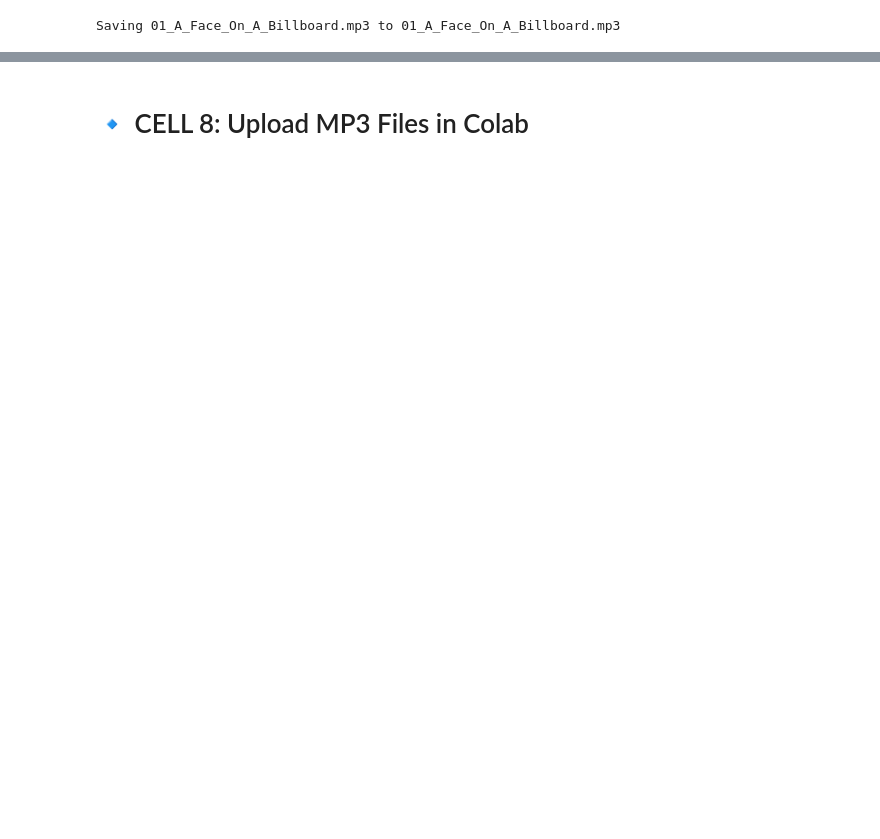
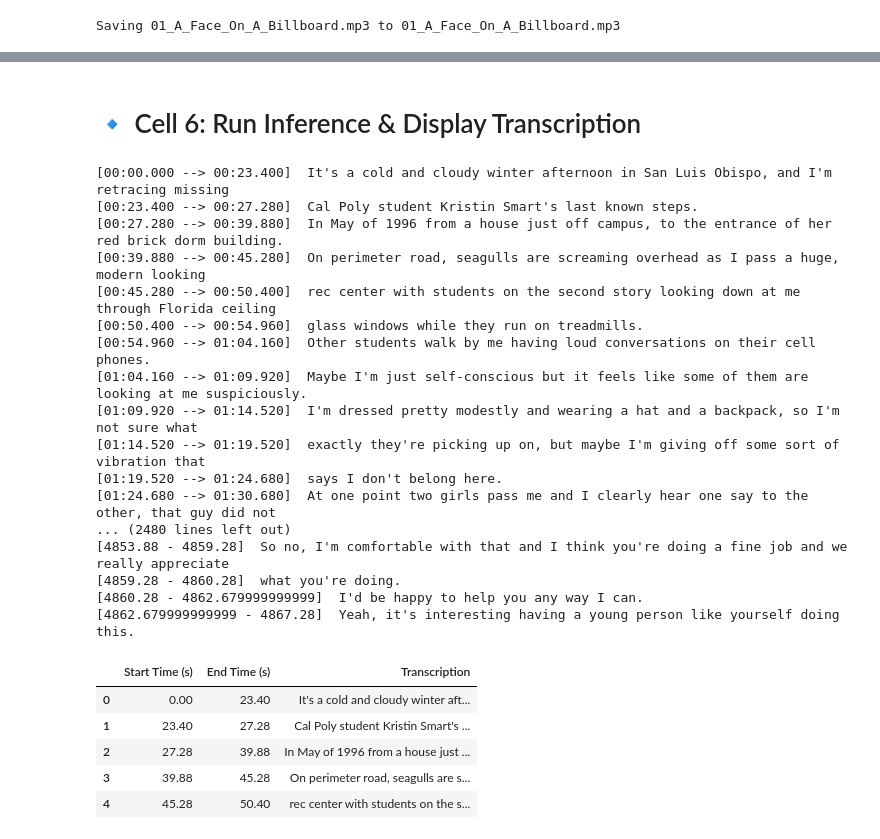
Before and after one commit to Jamie643/Whisperer, a Jupyter notebook: notebooks/LibriSpeech.ipynb, the cells around one changed output, grey strips where cells are left out. Cells and saved outputs as stored; diff of their text form; code cells hidden in the pictures; blank space fills up the shorter version.

```diff
--- a/notebooks/LibriSpeech.ipynb
+++ b/notebooks/LibriSpeech.ipynb
@@ -124,6 +58,0 @@ ModuleNotFoundError: No module named 'pydub'
-# %%
-model = whisper.load_model("base.en", device=DEVICE)
-print(
-    f"Model is {'multilingual' if model.is_multilingual else 'English-only'} "
-    f"with {sum(p.numel() for p in model.parameters()):,} parameters."
-)
@@ -144,18 +73,0 @@ print(f"Found {len(audio_paths)} MP3 files.")
-# %%
-transcriptions = []
-
-for path in tqdm(audio_paths):
-    result = model.transcribe(path, language="en")  # Automatically handles long audio
-    segments = result["segments"]
-    full_text = result["text"]
-
-    for segment in segments:
-        transcriptions.append({
-            "filename": os.path.basename(path),
-            "start": segment["start"],
-            "end": segment["end"],
-            "text": segment["text"]
-        })
-
-df = pd.DataFrame(transcriptions)
-df.head()
@@ -190,2 +73,0 @@ print(f"Transcript: {sample_row['text']}")
-# %% [markdown]
-# 🔹 CELL 8: Upload MP3 Files in Colab
@@ -198,0 +85,38 @@ print(audio_paths)
+# %% [markdown]
+# 🔹 Cell 6: Run Inference & Display Transcription
+# %%
+# Run transcription using the transcribe method (includes timestamps)
+result = model.transcribe(output_path, language="en", verbose=True)
+
+# Display transcribed segments with timestamps
+for segment in result["segments"]:
+    print(f"[{segment['start']} - {segment['end']}] {segment['text']}")
+
+# Store results in a DataFrame
+timestamps = [(segment['start'], segment['end'], segment['text']) for segment in result["segments"]]
+df = pd.DataFrame(timestamps, columns=["Start Time (s)", "End Time (s)", "Transcription"])
+df.head()
+# %% [output]
+[00:00.000 --> 00:23.400]  It's a cold and cloudy winter afternoon in San Luis Obispo, and I'm retracing missing
+[00:23.400 --> 00:27.280]  Cal Poly student Kristin Smart's last known steps.
+[00:27.280 --> 00:39.880]  In May of 1996 from a house just off campus, to the entrance of her red brick dorm building.
+[00:39.880 --> 00:45.280]  On perimeter road, seagulls are screaming overhead as I pass a huge, modern looking
+[00:45.280 --> 00:50.400]  rec center with students on the second story looking down at me through Florida ceiling
+[00:50.400 --> 00:54.960]  glass windows while they run on treadmills.
+[00:54.960 --> 01:04.160]  Other students walk by me having loud conversations on their cell phones.
+[01:04.160 --> 01:09.920]  Maybe I'm just self-conscious but it feels like some of them are looking at me suspiciously.
+[01:09.920 --> 01:14.520]  I'm dressed pretty modestly and wearing a hat and a backpack, so I'm not sure what
+[01:14.520 --> 01:19.520]  exactly they're picking up on, but maybe I'm giving off some sort of vibration that
+[01:19.520 --> 01:24.680]  says I don't belong here.
+[01:24.680 --> 01:30.680]  At one point two girls pass me and I clearly hear one say to the other, that guy did not
+... (2480 lines left out)
+[4853.88 - 4859.28]  So no, I'm comfortable with that and I think you're doing a fine job and we really appreciate
+[4859.28 - 4860.28]  what you're doing.
+[4860.28 - 4862.679999999999]  I'd be happy to help you any way I can.
+[4862.679999999999 - 4867.28]  Yeah, it's interesting having a young person like yourself doing this.
+|  | Start Time (s) | End Time (s) | Transcription |
+| 0 | 0.00 | 23.40 | It's a cold and cloudy winter aft... |
+| 1 | 23.40 | 27.28 | Cal Poly student Kristin Smart's ... |
+| 2 | 27.28 | 39.88 | In May of 1996 from a house just ... |
+| 3 | 39.88 | 45.28 | On perimeter road, seagulls are s... |
+| 4 | 45.28 | 50.40 | rec center with students on the s... |
```
Also changed, not shown: parts of 29 cells of this notebook.
